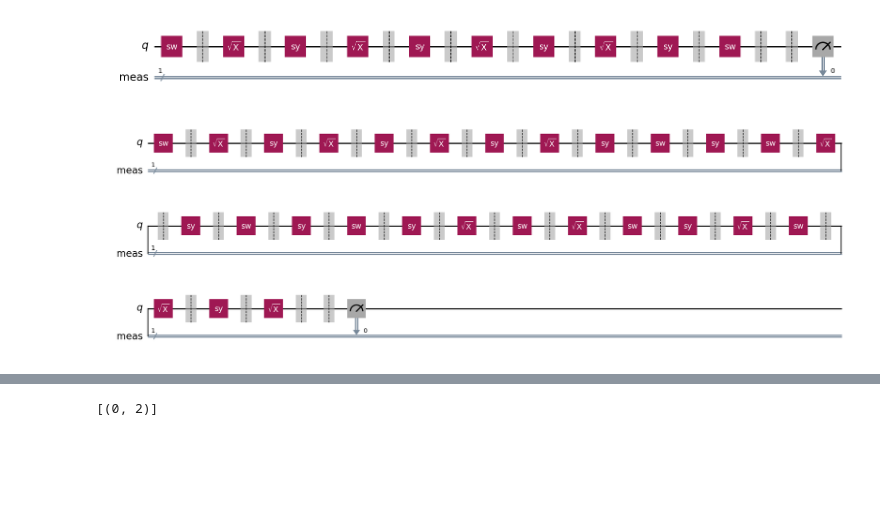
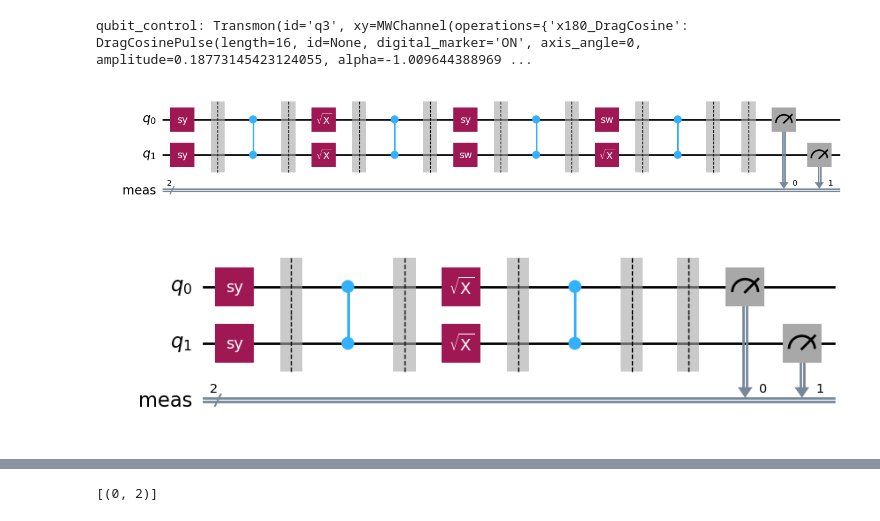
Before and after one commit to arthurostrauss/qua-libs, a Jupyter notebook: Quantum-Control-Applications-QuAM/Superconducting/calibrations/26_two_qubit_xeb.ipynb, the cells around one changed output, grey strips where cells are left out. Cells and saved outputs as stored; diff of their text form; code cells hidden in the pictures; blank space fills up the shorter version.

```diff
--- a/Quantum-Control-Applications-QuAM/Superconducting/calibrations/26_two_qubit_xeb.ipynb
+++ b/Quantum-Control-Applications-QuAM/Superconducting/calibrations/26_two_qubit_xeb.ipynb
@@ -15,9 +15,9 @@ from quam_libs.experiments.two_qubit_xeb import (
 machine = QuAM.load()
 qubits = machine.active_qubits
 # Get the relevant QuAM components
-readout_qubit_indices = []  # Indices of the target qubits
+readout_qubit_indices = [0,1,2,3,4]  # Indices of the target qubits
 readout_qubits = [qubits[i] for i in readout_qubit_indices]
-target_qubit_indices = [3]  # Indices of the target qubits
+target_qubit_indices = [1,2]  # Indices of the target qubits
 target_qubits = [qubits[i] for i in target_qubit_indices]
 target_qubit_pairs = [
     qubit_pair
@@ -28,6 +28,9 @@ target_qubit_pairs = [
 
 print("target_qubits: %s" %[q.name for q in target_qubits])
 
+from qm.qua import wait
+from qualang_tools.units import unit
+u = unit(coerce_to_integer=True)
 
 def cz_gate(qubit_pair: TransmonPair):
     """
@@ -36,22 +39,27 @@ def cz_gate(qubit_pair: TransmonPair):
     :return: None
     """
 
-    pass
+    q1 = qubit_pair.qubit_control # flux-tuned-down-qubit (flux-tuned)
+    q2 = qubit_pair.qubit_target # flux-tuned-up-qubit (to-meet-with)
+    wait(24 * u.ns)
+    q1.z.play("cz%s_%s"%(q1.name.replace("q",""),q2.name.replace("q","")))
+    qubit_pair.coupler.play("cz")
+    wait(20 * u.ns)
 
 
 cz_qua = QUAGate("cz", cz_gate)
 
 xeb_config = XEBConfig(
-    seqs=25, #81,
+    seqs=8, #81,
     # depths=np.arange(1, 1200, 24),
-    depths=np.arange(1, 35, 3),
+    depths=np.arange(1, 8, 1),
     n_shots=700, #1000,
     readout_qubits=readout_qubits,
     qubits=target_qubits,
     qubit_pairs=target_qubit_pairs,
     baseline_gate_name="x90",
     gate_set_choice="sw",
-    two_qb_gate=None, #cz_qua,
+    two_qb_gate=cz_qua, #cz_qua, None
     save_dir="",
     should_save_data=False, #True,
     generate_new_data=True,
@@ -79,11 +87,16 @@ target_qubits: ['q4']
+# %%
+for qubit_pair in target_qubit_pairs:
+    print("qubit_control: %s" %qubit_pair.qubit_control)
+# %% [output]
+qubit_control: Transmon(id='q3', xy=MWChannel(operations={'x180_DragCosine': DragCosinePulse(length=16, id=None, digital_marker='ON', axis_angle=0, amplitude=0.18773145423124055, alpha=-1.009644388969 ...
 # %%
 job.circuits[7][3].draw("mpl") # job.circuits[seq][depth]
 # %% [output]
-[figure, old version]
+[figure, new version]
 # %%
-job.circuits[7][9].draw("mpl") # job.circuits[seq][depth]
+job.circuits[7][1].draw("mpl") # job.circuits[seq][depth]
 # %% [output]
-[figure, old version]
+[figure, new version]
 # %%
 # 1. Extracting Outputs from QPU (QUA, Measured)
 # 2. Extracting recorded Circuits and perform ideal simulation accordingly on CPU (Expected):
```
Also changed, not shown: parts of 5 cells of this notebook, 34 other files.
